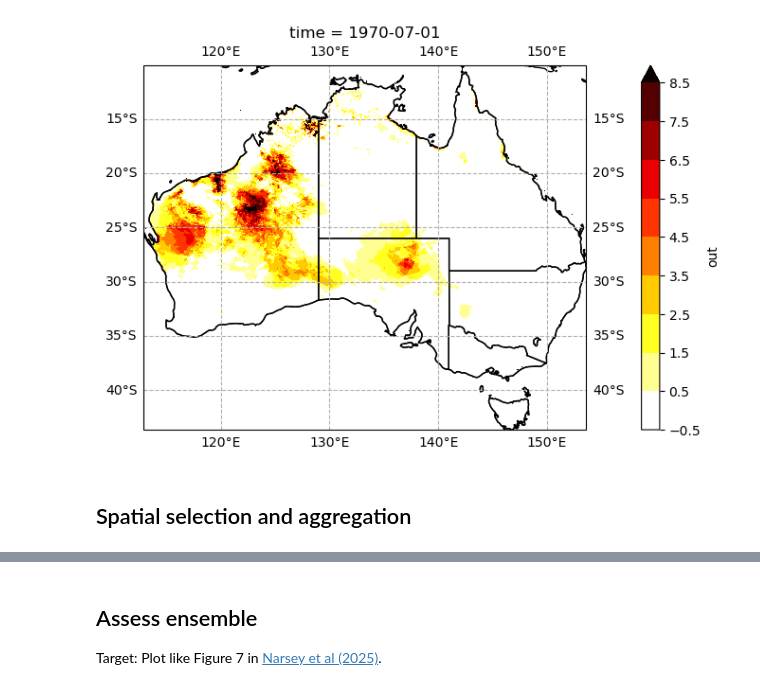
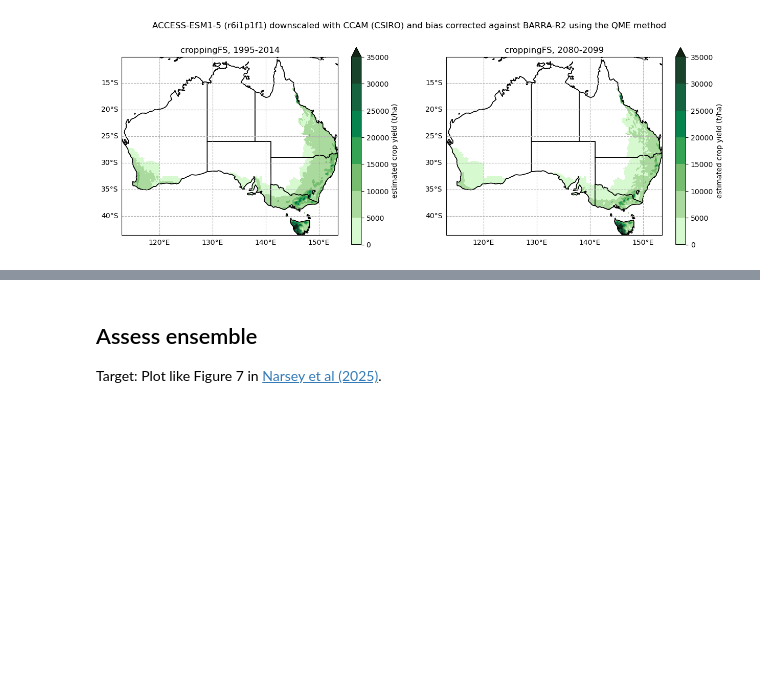
Before and after one commit to ClimateVHT/rip-sip, a Jupyter notebook: test.ipynb, the cells around one changed output, grey strips where cells are left out. Cells and saved outputs as stored; diff of their text form; code cells hidden in the pictures; blank space fills up the shorter version.

```diff
--- a/test.ipynb
+++ b/test.ipynb
@@ -94,0 +15,13 @@ Coordinates:
+# %%
+cropping_region = definitions.get_broadacre_region('cropping')
+#cropping_gdf = cropping_region.to_geodataframe()
+# %%
+infile_baseline = '98_2025-may_cdx_cs_a-e5_h_ccam-2203_q-barra_croppingFS.csv'
+da_baseline = utils.read_metric_data(infile_baseline)
+da_baseline = utils.select_region(da_baseline, cropping_region)
+da_baseline_clim = da_baseline.sel(time=slice('1995-01-01', '2014-12-31')).mean('time', keep_attrs=True)
+# %%
+infile_future = '106_2025-may_cdx_cs_a-e5_s370_ccam-2203_q-barra_croppingFS.csv'
+da_future = utils.read_metric_data(infile_future)
+da_future = utils.select_region(da_future, cropping_region)
+da_future_clim = da_future.sel(time=slice('2080-01-01', '2099-12-31')).mean('time', keep_attrs=True)
@@ -95,21 +32,41 @@ Coordinates:
 # %%
 fig = plt.figure(figsize=[15, 5])
-ax = fig.add_subplot(111, projection=ccrs.PlateCarree())
 
-da.isel(time=10).plot(
-    ax=ax,
+ax1 = fig.add_subplot(121, projection=ccrs.PlateCarree())
+da_baseline_clim.plot(
+    ax=ax1,
     transform=ccrs.PlateCarree(),
-    levels=[-0.5, 0.5, 1.5, 2.5, 3.5, 4.5, 5.5, 6.5, 7.5, 8.5],
+    levels=np.arange(0, 40000, 5000),
     extend='max',
-    cmap='hot_r',
-#    cbar_kwargs={'label': 'total annual precipitation (mm)'},
+    cmap=cmocean.cm.algae,
+    cbar_kwargs={'label': 'estimated crop yield (t/ha)'},
 )
-ax.coastlines()
-ax.add_feature(cartopy.feature.STATES)
-ax.gridlines(linestyle="--", draw_labels=True)
+ax1.coastlines()
+ax1.add_feature(cartopy.feature.STATES)
+gls1 = ax1.gridlines(linestyle="--", draw_labels=True)
+gls1.top_labels = False
+gls1.right_labels = False
+ax1.tick_params(axis='y', labelleft=False)
+ax1.set_title('croppingFS, 1995-2014')
 
+ax2 = fig.add_subplot(122, projection=ccrs.PlateCarree())
+da_future_clim.plot(
+    ax=ax2,
+    transform=ccrs.PlateCarree(),
+    levels=np.arange(0, 40000, 5000),
+    extend='max',
+    cmap=cmocean.cm.algae,
+    cbar_kwargs={'label': 'estimated crop yield (t/ha)'},
+)
+ax2.coastlines()
+ax2.add_feature(cartopy.feature.STATES)
+gls2 = ax2.gridlines(linestyle="--", draw_labels=True)
+gls2.top_labels = False
+gls2.right_labels = False
+ax2.tick_params(axis='y', labelleft=False)
+ax2.set_title('croppingFS, 2080-2099')
+
+plt.suptitle('ACCESS-ESM1-5 (r6i1p1f1) downscaled with CCAM (CSIRO) and bias corrected against BARRA-R2 using the QME method')
 plt.show()
 # %% [output]
-[figure, old version]
+[figure, new version]
-# %% [markdown]
-## Spatial selection and aggregation
```
Also changed, not shown: parts of 26 cells of this notebook.
